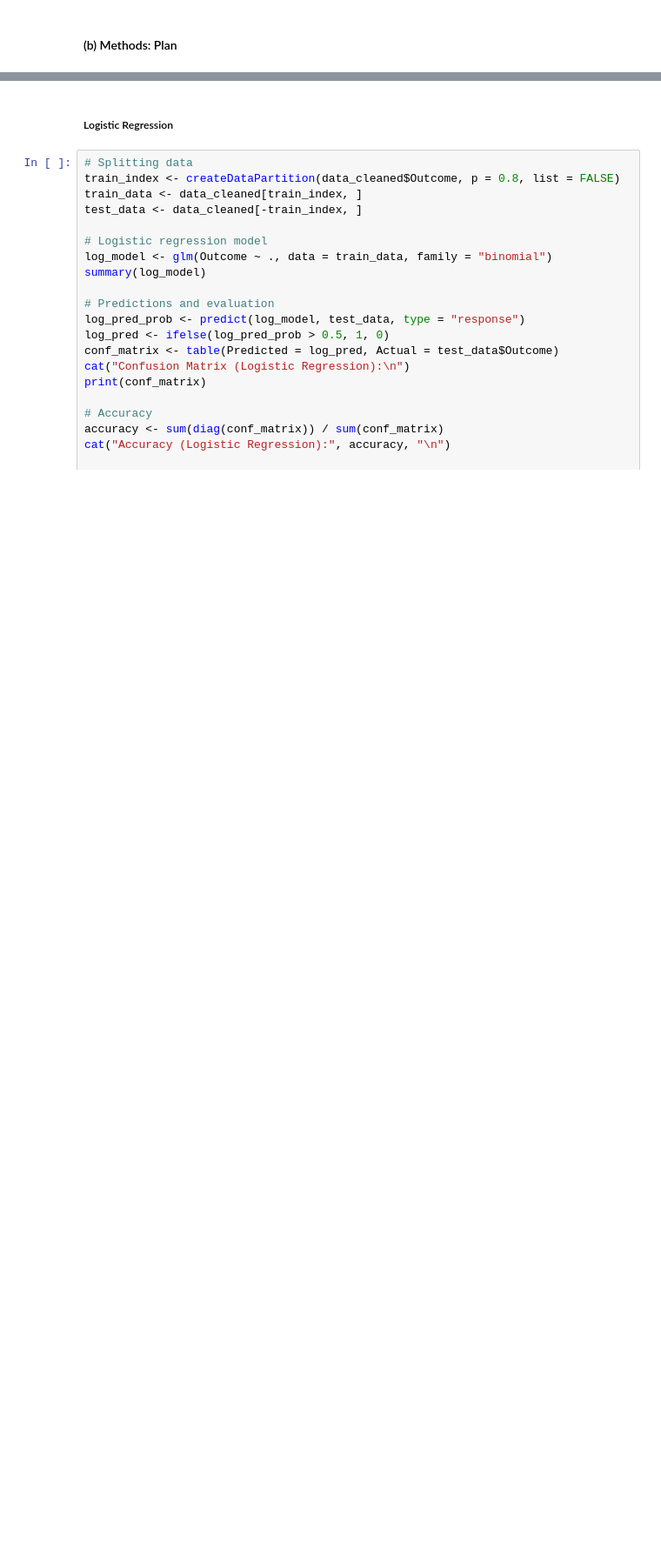
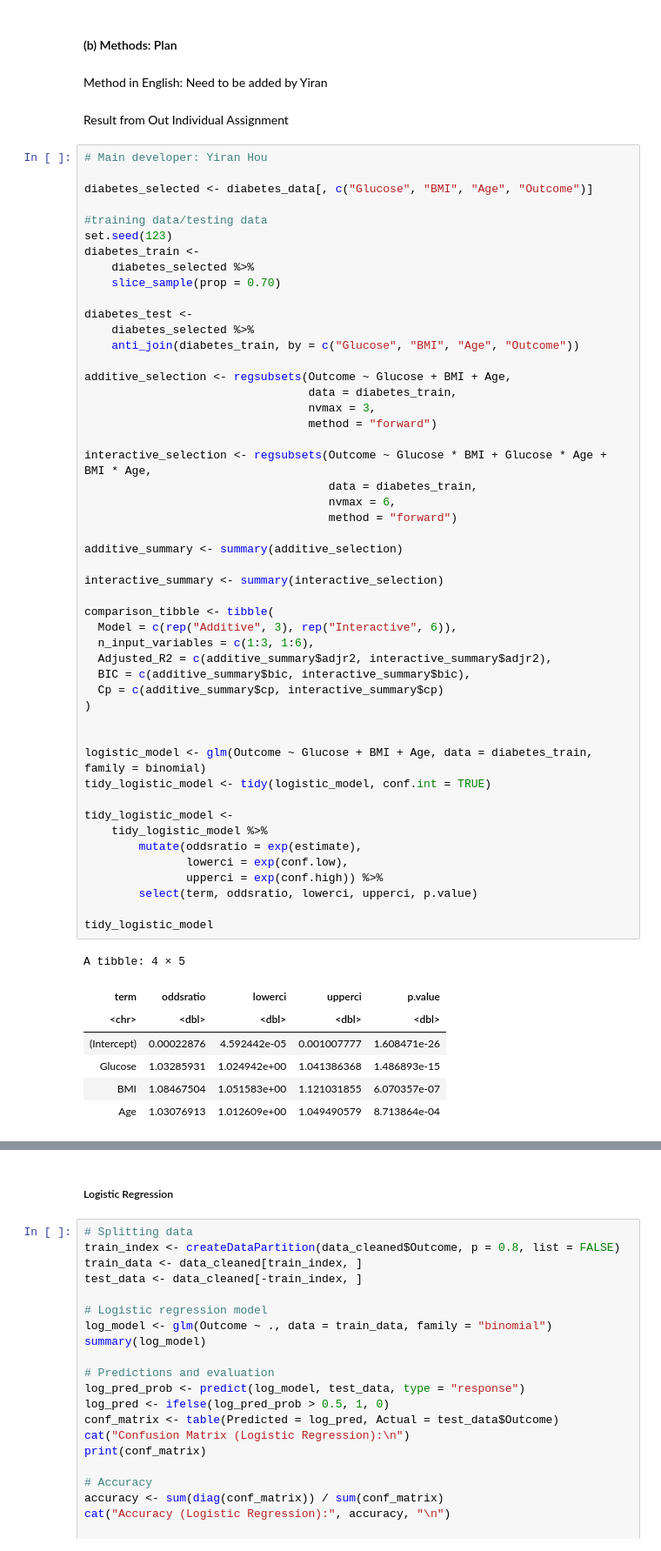
Before and after one commit to yoykyL/STAT301-Final-Report, a Jupyter notebook: Final_Report.ipynb, the cells around one changed output, grey strips where cells are left out. Shown at 87% size. Cells and saved outputs as stored; diff of their text form; blank space fills up the shorter version.

```diff
--- a/Final_Report.ipynb
+++ b/Final_Report.ipynb
@@ -135,3 +150,64 @@ A tibble: 6 × 9
 | 0.52904237 | 1.4054229 | 0.10697222 | -0.9647204 | 0.1594043 | -1.0367925 | 0.1851123 | 1.9738893 | ... |
 # %% [markdown]
 #### (b) Methods: Plan
+# %% [markdown]
+Method in English: Need to be added by Yiran
+# %% [markdown]
+Result from Out Individual Assignment
+# %%
+# Main developer: Yiran Hou
+
+diabetes_selected <- diabetes_data[, c("Glucose", "BMI", "Age", "Outcome")]
+
+#training data/testing data
+set.seed(123)
+diabetes_train <-
+    diabetes_selected %>%
+    slice_sample(prop = 0.70)
+
+diabetes_test <-
+    diabetes_selected %>%
+    anti_join(diabetes_train, by = c("Glucose", "BMI", "Age", "Outcome"))
+
+additive_selection <- regsubsets(Outcome ~ Glucose + BMI + Age,
+                                 data = diabetes_train,
+                                 nvmax = 3,
+                                 method = "forward")
+
+interactive_selection <- regsubsets(Outcome ~ Glucose * BMI + Glucose * Age + BMI * Age,
+                                    data = diabetes_train,
+                                    nvmax = 6,
+                                    method = "forward")
+
+additive_summary <- summary(additive_selection)
+
+interactive_summary <- summary(interactive_selection)
+
+comparison_tibble <- tibble(
+  Model = c(rep("Additive", 3), rep("Interactive", 6)),
+  n_input_variables = c(1:3, 1:6),
+  Adjusted_R2 = c(additive_summary$adjr2, interactive_summary$adjr2),
+  BIC = c(additive_summary$bic, interactive_summary$bic),
+  Cp = c(additive_summary$cp, interactive_summary$cp)
+)
+
+
+logistic_model <- glm(Outcome ~ Glucose + BMI + Age, data = diabetes_train, family = binomial)
+tidy_logistic_model <- tidy(logistic_model, conf.int = TRUE)
+
+tidy_logistic_model <-
+    tidy_logistic_model %>%
+        mutate(oddsratio = exp(estimate),
+               lowerci = exp(conf.low),
+               upperci = exp(conf.high)) %>%
+        select(term, oddsratio, lowerci, upperci, p.value)
+
+tidy_logistic_model
+# %% [output]
+A tibble: 4 × 5
+| term | oddsratio | lowerci | upperci | p.value |
+| <chr> | <dbl> | <dbl> | <dbl> | <dbl> |
+| (Intercept) | 0.00022876 | 4.592442e-05 | 0.001007777 | 1.608471e-26 |
+| Glucose | 1.03285931 | 1.024942e+00 | 1.041386368 | 1.486893e-15 |
+| BMI | 1.08467504 | 1.051583e+00 | 1.121031855 | 6.070357e-07 |
+| Age | 1.03076913 | 1.012609e+00 | 1.049490579 | 8.713864e-04 |
```
Also changed, not shown: parts of 5 cells of this notebook.
